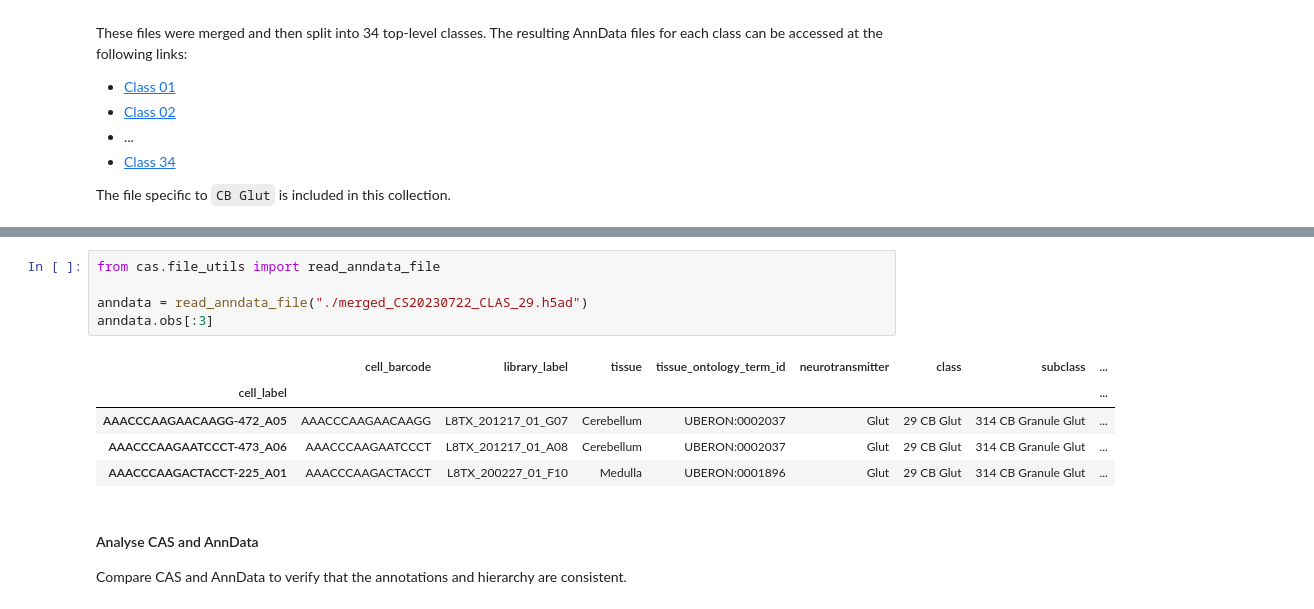
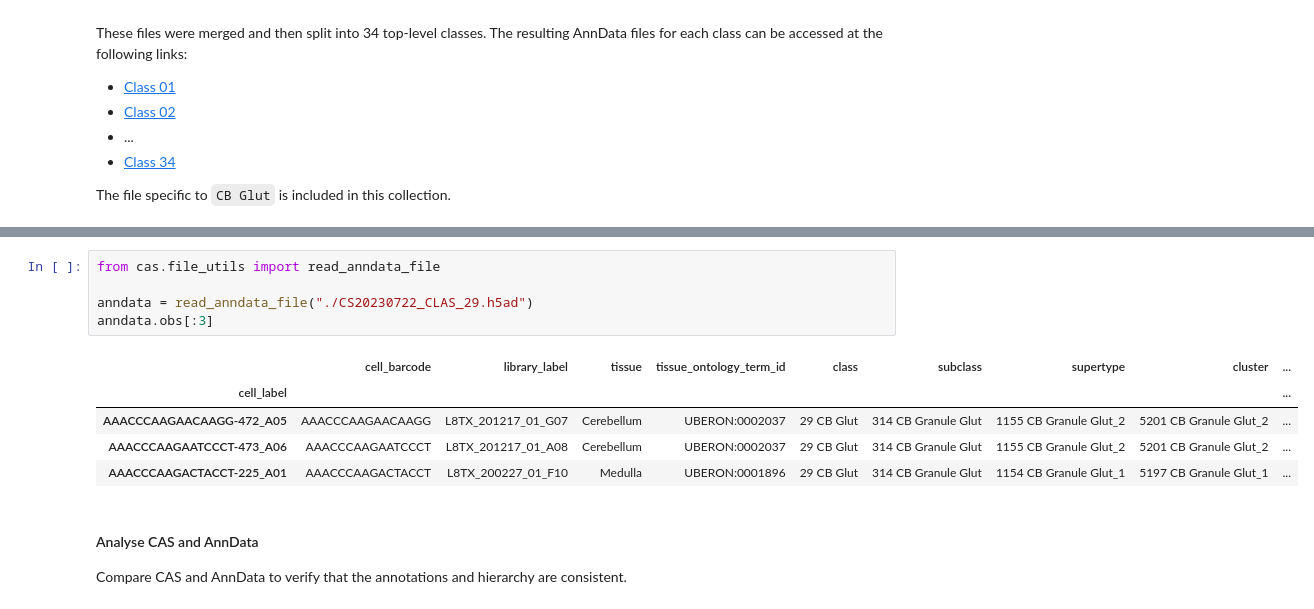
Before and after one commit to cellannotation/cas-tools, a Jupyter notebook: notebooks/allen_spreadsheet_to_cas.ipynb, the cells around one changed output, grey strips where cells are left out. Cells and saved outputs as stored; diff of their text form.

Commit message:
allen spreadsheet use plain anndata instead of merged one

```diff
--- a/notebooks/allen_spreadsheet_to_cas.ipynb
+++ b/notebooks/allen_spreadsheet_to_cas.ipynb
@@ -110,14 +105,14 @@ merged_CS20230722_C 100%[===================>]   2.41G  2.78MB/s    in 10m 27s
 # %%
 from cas.file_utils import read_anndata_file
 
-anndata = read_anndata_file("./merged_CS20230722_CLAS_29.h5ad")
+anndata = read_anndata_file("./CS20230722_CLAS_29.h5ad")
 anndata.obs[:3]
 # %% [output]
-|  | cell_barcode | library_label | tissue | tissue_ontology_term_id | neurotransmitter | class | subclass | ... |
-| cell_label |  |  |  |  |  |  |  | ... |
-| AAACCCAAGAACAAGG-472_A05 | AAACCCAAGAACAAGG | L8TX_201217_01_G07 | Cerebellum | UBERON:0002037 | Glut | 29 CB Glut | 314 CB Granule Glut | ... |
-| AAACCCAAGAATCCCT-473_A06 | AAACCCAAGAATCCCT | L8TX_201217_01_A08 | Cerebellum | UBERON:0002037 | Glut | 29 CB Glut | 314 CB Granule Glut | ... |
-| AAACCCAAGACTACCT-225_A01 | AAACCCAAGACTACCT | L8TX_200227_01_F10 | Medulla | UBERON:0001896 | Glut | 29 CB Glut | 314 CB Granule Glut | ... |
+|  | cell_barcode | library_label | tissue | tissue_ontology_term_id | class | subclass | supertype | cluster | ... |
+| cell_label |  |  |  |  |  |  |  |  | ... |
+| AAACCCAAGAACAAGG-472_A05 | AAACCCAAGAACAAGG | L8TX_201217_01_G07 | Cerebellum | UBERON:0002037 | 29 CB Glut | 314 CB Granule Glut | 1155 CB Granule Glut_2 | 5201 CB Granule Glut_2 | ... |
+| AAACCCAAGAATCCCT-473_A06 | AAACCCAAGAATCCCT | L8TX_201217_01_A08 | Cerebellum | UBERON:0002037 | 29 CB Glut | 314 CB Granule Glut | 1155 CB Granule Glut_2 | 5201 CB Granule Glut_2 | ... |
+| AAACCCAAGACTACCT-225_A01 | AAACCCAAGACTACCT | L8TX_200227_01_F10 | Medulla | UBERON:0001896 | 29 CB Glut | 314 CB Granule Glut | 1154 CB Granule Glut_1 | 5197 CB Granule Glut_1 | ... |
 # %% [markdown]
 #### Analyse CAS and AnnData
 
```
Also changed, not shown: parts of 4 cells of this notebook.
